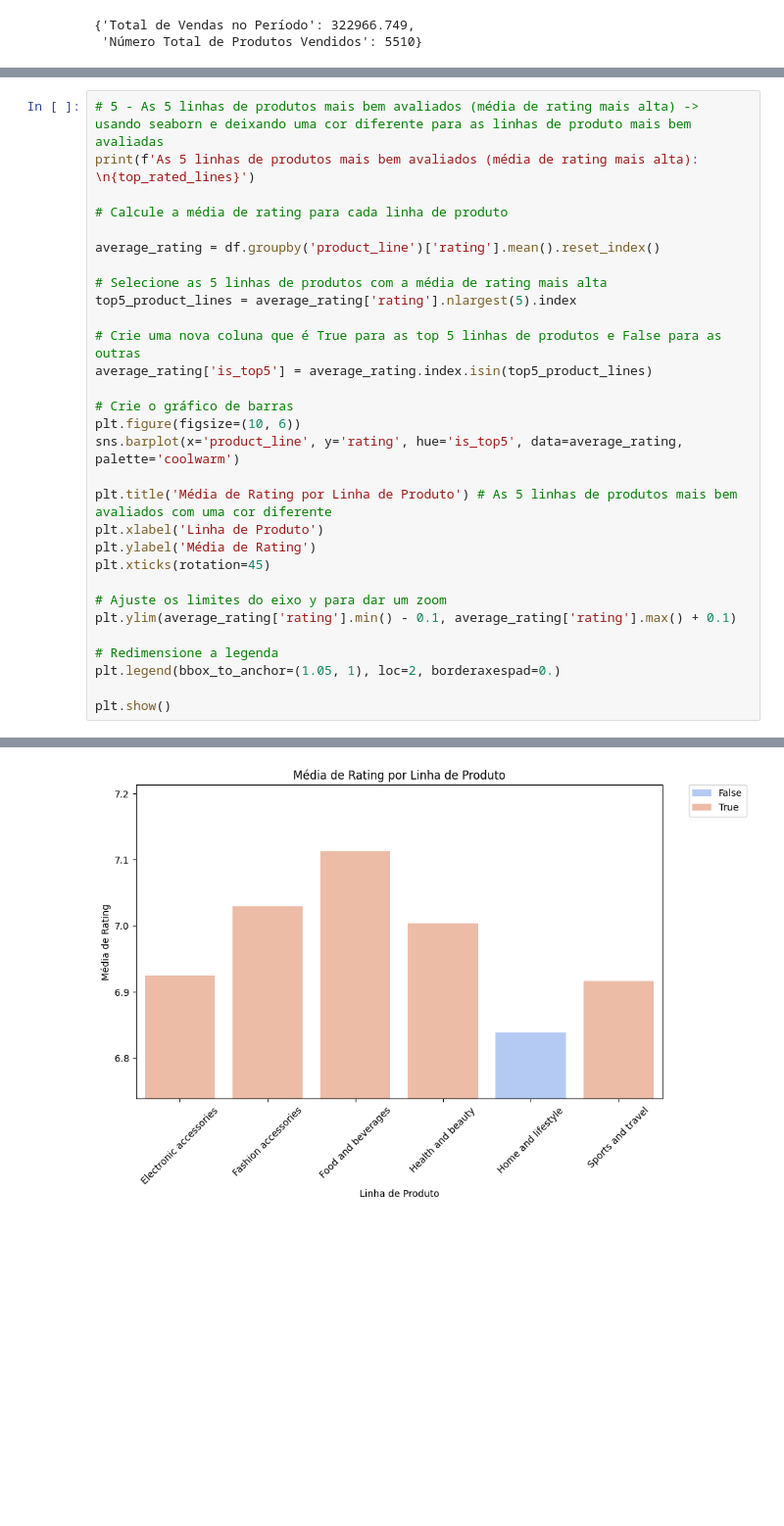
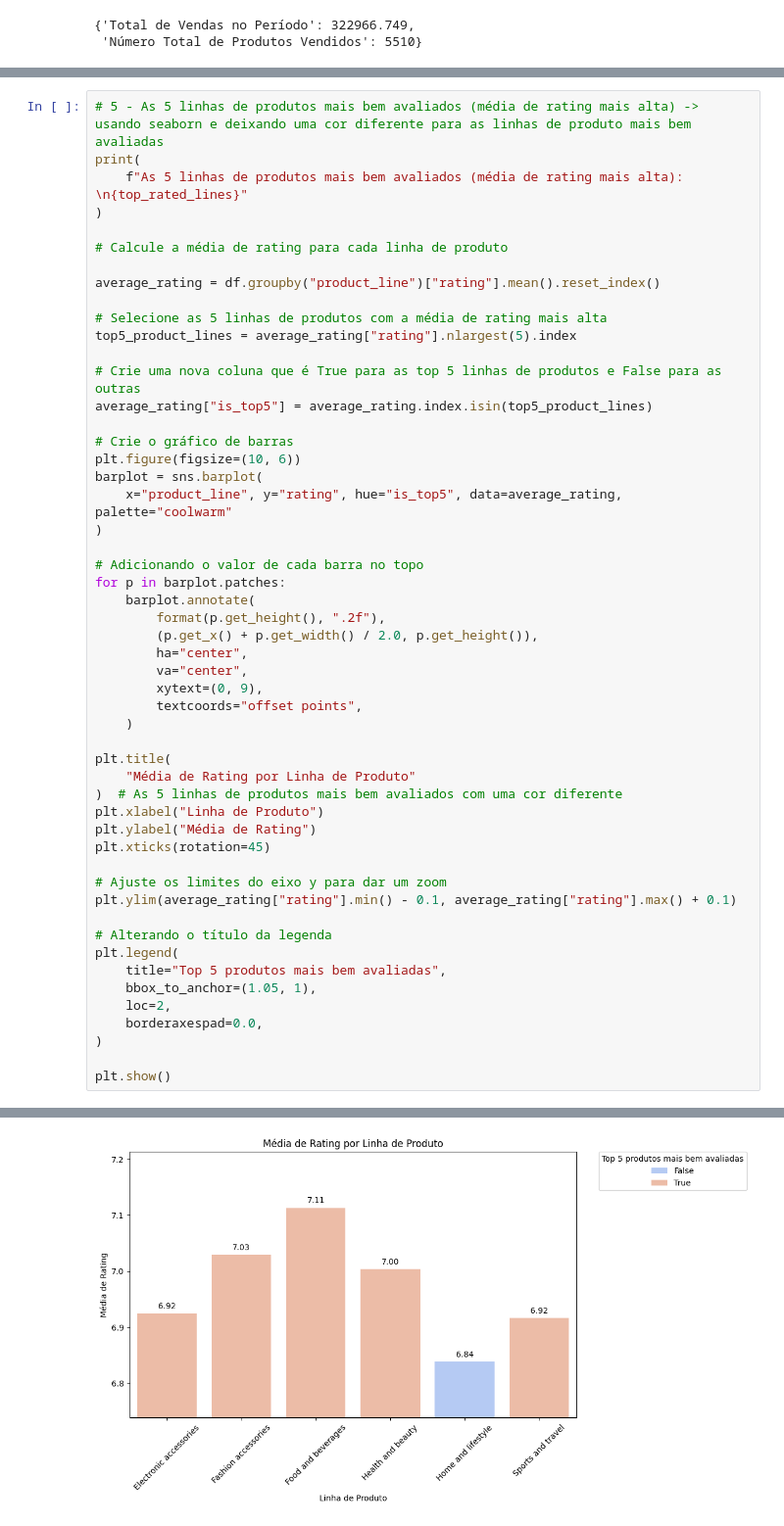
Before and after one commit to Kiwiabacaxi/Desafio-Grao, a Jupyter notebook: analise3.ipynb, the cells around one changed output, grey strips where cells are left out. Shown: that part at 98% size. Saved outputs shown, nothing was run; the diff lists cells and outputs as text; blank space fills up the shorter version.

```diff
--- a/analise3.ipynb
+++ b/analise3.ipynb
@@ -158,42 +239,64 @@ Linha de produto mais vendida: Electronic accessories
 # %%
 # 5 - As 5 linhas de produtos mais bem avaliados (média de rating mais alta) -> usando seaborn e deixando uma cor diferente para as linhas de produto mais bem avaliadas
-print(f'As 5 linhas de produtos mais bem avaliados (média de rating mais alta): \n{top_rated_lines}')
+print(
+    f"As 5 linhas de produtos mais bem avaliados (média de rating mais alta): \n{top_rated_lines}"
+)
 
 # Calcule a média de rating para cada linha de produto
 
-average_rating = df.groupby('product_line')['rating'].mean().reset_index()
+average_rating = df.groupby("product_line")["rating"].mean().reset_index()
 
 # Selecione as 5 linhas de produtos com a média de rating mais alta
-top5_product_lines = average_rating['rating'].nlargest(5).index
+top5_product_lines = average_rating["rating"].nlargest(5).index
 
 # Crie uma nova coluna que é True para as top 5 linhas de produtos e False para as outras
-average_rating['is_top5'] = average_rating.index.isin(top5_product_lines)
+average_rating["is_top5"] = average_rating.index.isin(top5_product_lines)
 
 # Crie o gráfico de barras
 plt.figure(figsize=(10, 6))
-sns.barplot(x='product_line', y='rating', hue='is_top5', data=average_rating, palette='coolwarm')
+barplot = sns.barplot(
+    x="product_line", y="rating", hue="is_top5", data=average_rating, palette="coolwarm"
+)
 
-plt.title('Média de Rating por Linha de Produto') # As 5 linhas de produtos mais bem avaliados com uma cor diferente
-plt.xlabel('Linha de Produto')
-plt.ylabel('Média de Rating')
+# Adicionando o valor de cada barra no topo
+for p in barplot.patches:
+    barplot.annotate(
+        format(p.get_height(), ".2f"),
+        (p.get_x() + p.get_width() / 2.0, p.get_height()),
+        ha="center",
+        va="center",
+        xytext=(0, 9),
+        textcoords="offset points",
+    )
+
+plt.title(
+    "Média de Rating por Linha de Produto"
+)  # As 5 linhas de produtos mais bem avaliados com uma cor diferente
+plt.xlabel("Linha de Produto")
+plt.ylabel("Média de Rating")
 plt.xticks(rotation=45)
 
 # Ajuste os limites do eixo y para dar um zoom
-plt.ylim(average_rating['rating'].min() - 0.1, average_rating['rating'].max() + 0.1)
+plt.ylim(average_rating["rating"].min() - 0.1, average_rating["rating"].max() + 0.1)
 
-# Redimensione a legenda
-plt.legend(bbox_to_anchor=(1.05, 1), loc=2, borderaxespad=0.)
+# Alterando o título da legenda
+plt.legend(
+    title="Top 5 produtos mais bem avaliadas",
+    bbox_to_anchor=(1.05, 1),
+    loc=2,
+    borderaxespad=0.0,
+)
 
 plt.show()
 # %% [output]
 As 5 linhas de produtos mais bem avaliados (média de rating mais alta):
 product_line
 Food and beverages        7.113218
 Fashion accessories       7.029213
 Health and beauty         7.003289
 Electronic accessories    6.924706
 Sports and travel         6.916265
 Name: rating, dtype: float64
-[figure, old version]
+[figure, new version]
 # %%
 # 6 - Loja com o maior volume de vendas
```
Also changed, not shown: parts of 13 cells of this notebook, 2 other files.
